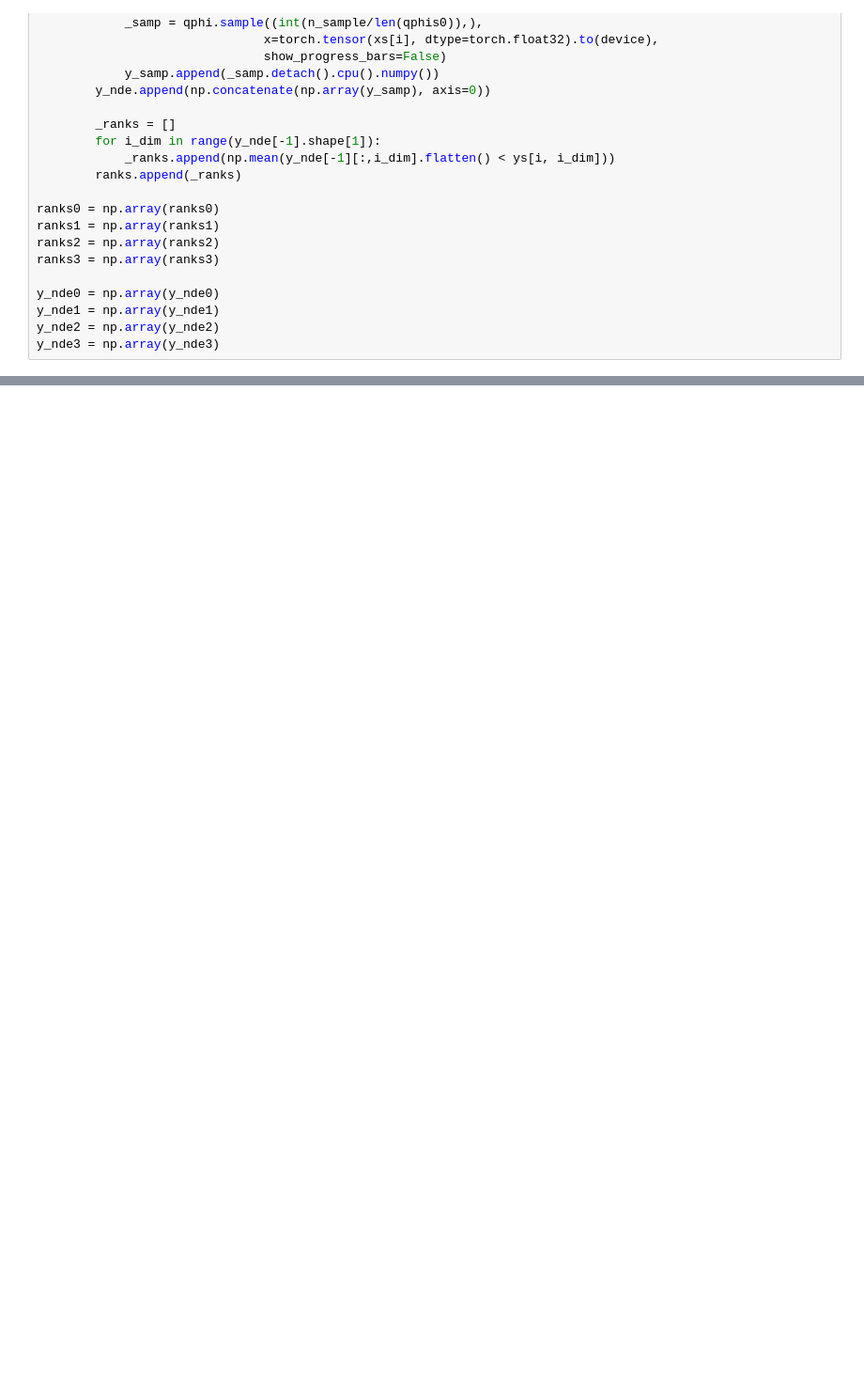
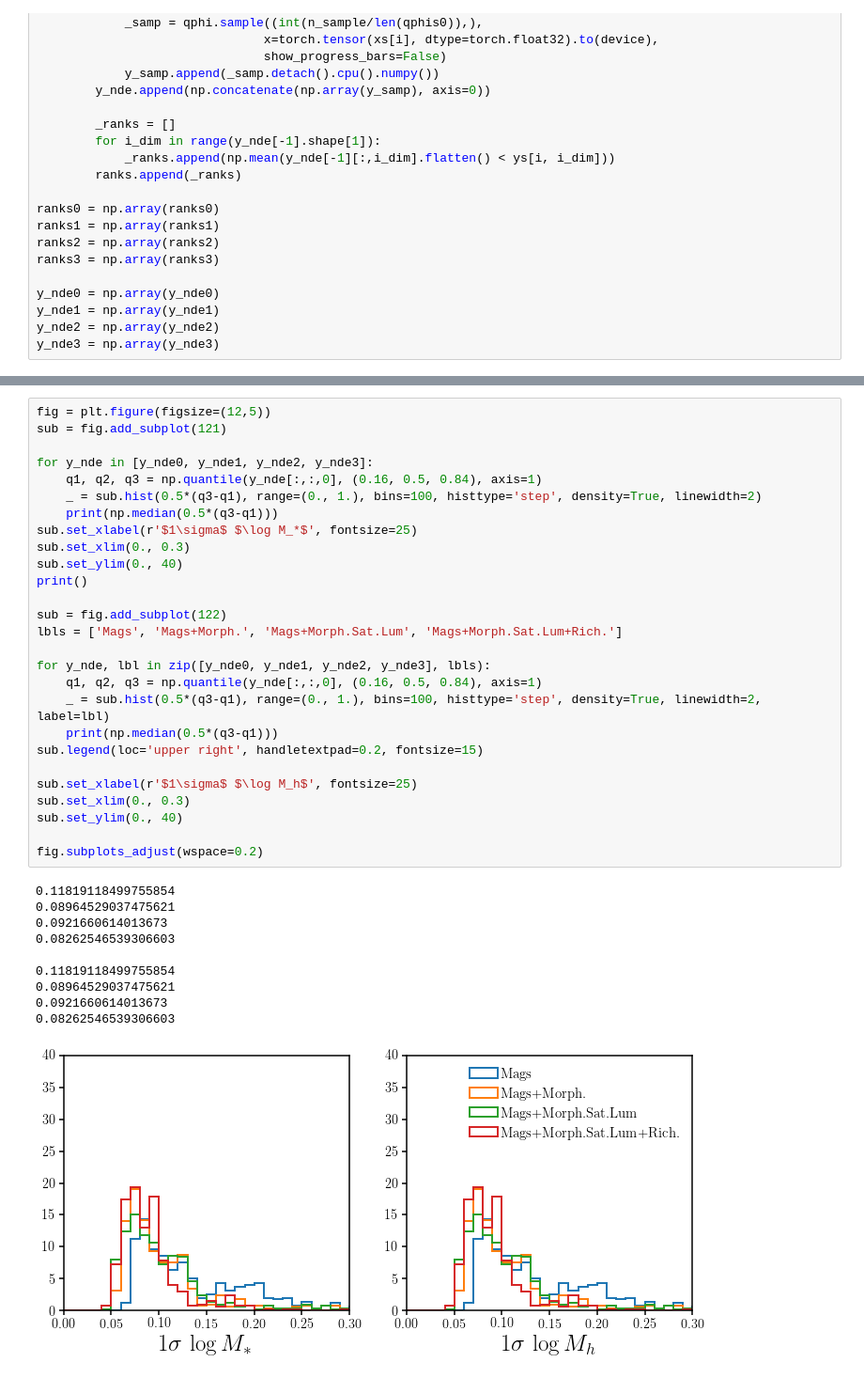
Before and after one commit to changhoonhahn/haloflow, a Jupyter notebook: nb/nde_comp.ipynb, the cells around one changed output, grey strips where cells are left out. Shown at 94% size. Saved outputs shown, nothing was run; the diff lists cells and outputs as text; blank space fills up the shorter version.

```diff
--- a/nb/nde_comp.ipynb
+++ b/nb/nde_comp.ipynb
@@ -216,0 +225,38 @@ fig.subplots_adjust(wspace=0.2)
+# %%
+fig = plt.figure(figsize=(12,5))
+sub = fig.add_subplot(121)
+
+for y_nde in [y_nde0, y_nde1, y_nde2, y_nde3]:
+    q1, q2, q3 = np.quantile(y_nde[:,:,0], (0.16, 0.5, 0.84), axis=1)
+    _ = sub.hist(0.5*(q3-q1), range=(0., 1.), bins=100, histtype='step', density=True, linewidth=2)
+    print(np.median(0.5*(q3-q1)))
+sub.set_xlabel(r'$1\sigma$ $\log M_*$', fontsize=25)
+sub.set_xlim(0., 0.3)
+sub.set_ylim(0., 40)
+print()
+
+sub = fig.add_subplot(122)
+lbls = ['Mags', 'Mags+Morph.', 'Mags+Morph.Sat.Lum', 'Mags+Morph.Sat.Lum+Rich.']
+
+for y_nde, lbl in zip([y_nde0, y_nde1, y_nde2, y_nde3], lbls):
+    q1, q2, q3 = np.quantile(y_nde[:,:,0], (0.16, 0.5, 0.84), axis=1)
+    _ = sub.hist(0.5*(q3-q1), range=(0., 1.), bins=100, histtype='step', density=True, linewidth=2, label=lbl)
+    print(np.median(0.5*(q3-q1)))
+sub.legend(loc='upper right', handletextpad=0.2, fontsize=15)
+
+sub.set_xlabel(r'$1\sigma$ $\log M_h$', fontsize=25)
+sub.set_xlim(0., 0.3)
+sub.set_ylim(0., 40)
+
+fig.subplots_adjust(wspace=0.2)
+# %% [output]
+0.11819118499755854
+0.08964529037475621
+0.0921660614013673
+0.08262546539306603
+
+0.11819118499755854
+0.08964529037475621
+0.0921660614013673
+0.08262546539306603
+[figure, added]
```
Also changed, not shown: parts of 9 cells of this notebook.
